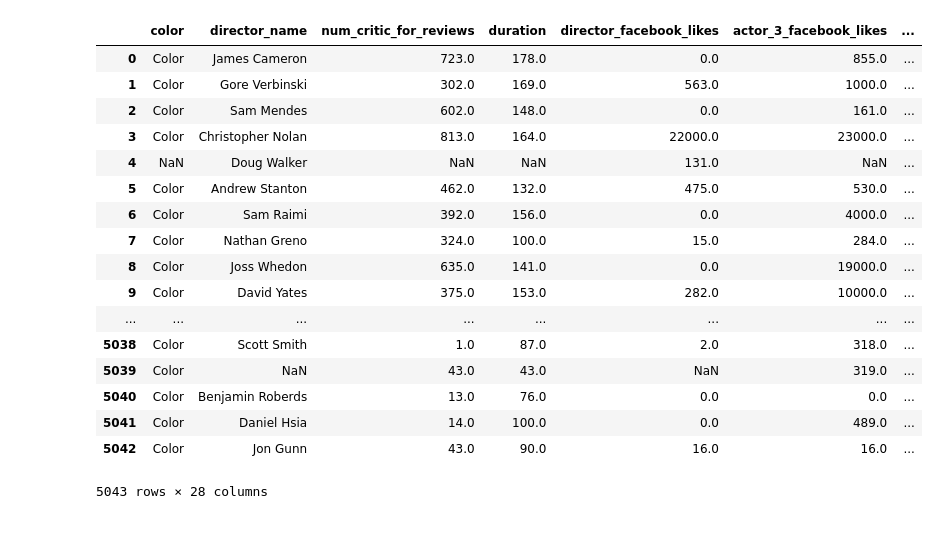
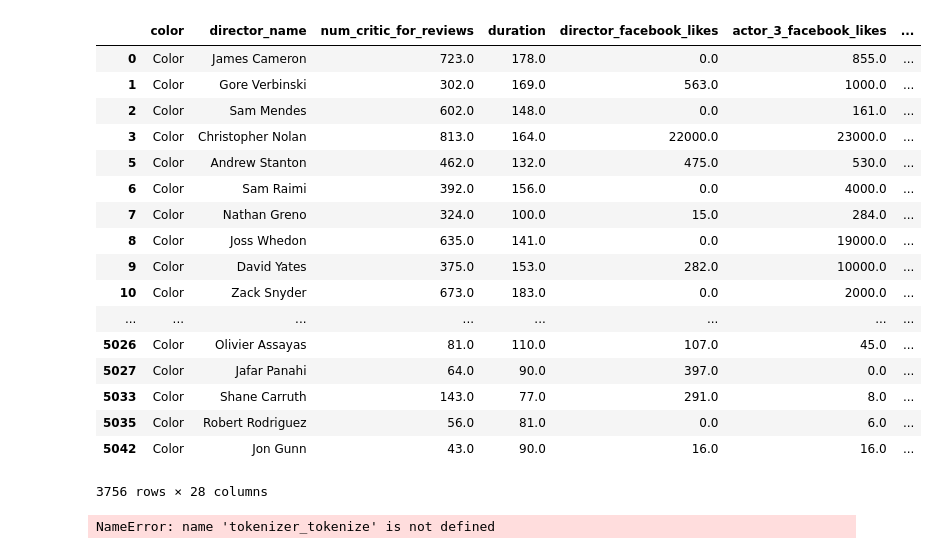
Before and after one commit to bafindley/FinalProject, a Jupyter notebook: DatasetV2.ipynb, the cells around one changed output. Saved outputs shown, nothing was run; the diff lists cells and outputs as text; code cells hidden in the pictures.

```diff
--- a/DatasetV2.ipynb
+++ b/DatasetV2.ipynb
@@ -1,24 +0,0 @@
-# %%
-import pandas as pd
-file = 'movie_metadata.csv'
-data = pd.read_csv(file)
-data
-# %% [output]
-|  | color | director_name | num_critic_for_reviews | duration | director_facebook_likes | actor_3_facebook_likes | ... |
-| 0 | Color | James Cameron | 723.0 | 178.0 | 0.0 | 855.0 | ... |
-| 1 | Color | Gore Verbinski | 302.0 | 169.0 | 563.0 | 1000.0 | ... |
-| 2 | Color | Sam Mendes | 602.0 | 148.0 | 0.0 | 161.0 | ... |
-| 3 | Color | Christopher Nolan | 813.0 | 164.0 | 22000.0 | 23000.0 | ... |
-| 4 | NaN | Doug Walker | NaN | NaN | 131.0 | NaN | ... |
-| 5 | Color | Andrew Stanton | 462.0 | 132.0 | 475.0 | 530.0 | ... |
-| 6 | Color | Sam Raimi | 392.0 | 156.0 | 0.0 | 4000.0 | ... |
-| 7 | Color | Nathan Greno | 324.0 | 100.0 | 15.0 | 284.0 | ... |
-| 8 | Color | Joss Whedon | 635.0 | 141.0 | 0.0 | 19000.0 | ... |
-| 9 | Color | David Yates | 375.0 | 153.0 | 282.0 | 10000.0 | ... |
-| ... | ... | ... | ... | ... | ... | ... | ... |
-| 5038 | Color | Scott Smith | 1.0 | 87.0 | 2.0 | 318.0 | ... |
-| 5039 | Color | NaN | 43.0 | 43.0 | NaN | 319.0 | ... |
-| 5040 | Color | Benjamin Roberds | 13.0 | 76.0 | 0.0 | 0.0 | ... |
-| 5041 | Color | Daniel Hsia | 14.0 | 100.0 | 0.0 | 489.0 | ... |
-| 5042 | Color | Jon Gunn | 43.0 | 90.0 | 16.0 | 16.0 | ... |
-5043 rows × 28 columns
@@ -26,0 +1,39 @@ data = data[['director_name', 'language', '']]
+# %%
+import pandas as pd
+from nltk import word_tokenize
+import os
+import glob
+import matplotlib.pyplot as plt
+movies = 'https://raw.githubusercontent.com/bafindley/Machine-Learning-Project/master/csv/movie_metadata.csv'
+data = pd.read_csv(file)
+
+plt.style.use('ggplot')
+plt.rcParams['figure.figsize'] = (8,6)
+plt.rcParams['font.size'] = 12
+# %%
+movie_df = pd.read_csv(movies)
+movie_df = movie_df.dropna()
+movie_df
+# %% [output]
+|  | color | director_name | num_critic_for_reviews | duration | director_facebook_likes | actor_3_facebook_likes | ... |
+| 0 | Color | James Cameron | 723.0 | 178.0 | 0.0 | 855.0 | ... |
+| 1 | Color | Gore Verbinski | 302.0 | 169.0 | 563.0 | 1000.0 | ... |
+| 2 | Color | Sam Mendes | 602.0 | 148.0 | 0.0 | 161.0 | ... |
+| 3 | Color | Christopher Nolan | 813.0 | 164.0 | 22000.0 | 23000.0 | ... |
+| 5 | Color | Andrew Stanton | 462.0 | 132.0 | 475.0 | 530.0 | ... |
+| 6 | Color | Sam Raimi | 392.0 | 156.0 | 0.0 | 4000.0 | ... |
+| 7 | Color | Nathan Greno | 324.0 | 100.0 | 15.0 | 284.0 | ... |
+| 8 | Color | Joss Whedon | 635.0 | 141.0 | 0.0 | 19000.0 | ... |
+| 9 | Color | David Yates | 375.0 | 153.0 | 282.0 | 10000.0 | ... |
+| 10 | Color | Zack Snyder | 673.0 | 183.0 | 0.0 | 2000.0 | ... |
+| ... | ... | ... | ... | ... | ... | ... | ... |
+| 5026 | Color | Olivier Assayas | 81.0 | 110.0 | 107.0 | 45.0 | ... |
+| 5027 | Color | Jafar Panahi | 64.0 | 90.0 | 397.0 | 0.0 | ... |
+| 5033 | Color | Shane Carruth | 143.0 | 77.0 | 291.0 | 8.0 | ... |
+| 5035 | Color | Robert Rodriguez | 56.0 | 81.0 | 0.0 | 6.0 | ... |
+| 5042 | Color | Jon Gunn | 43.0 | 90.0 | 16.0 | 16.0 | ... |
+3756 rows × 28 columns
+# %%
+movie_df['tokenized_directors'] = movie_df['director_name'].apply(tokenizer_tokenize)
+# %% [output]
+NameError: name 'tokenizer_tokenize' is not defined
```
Also changed, not shown: parts of 1 cell of this notebook, 2 other files.
